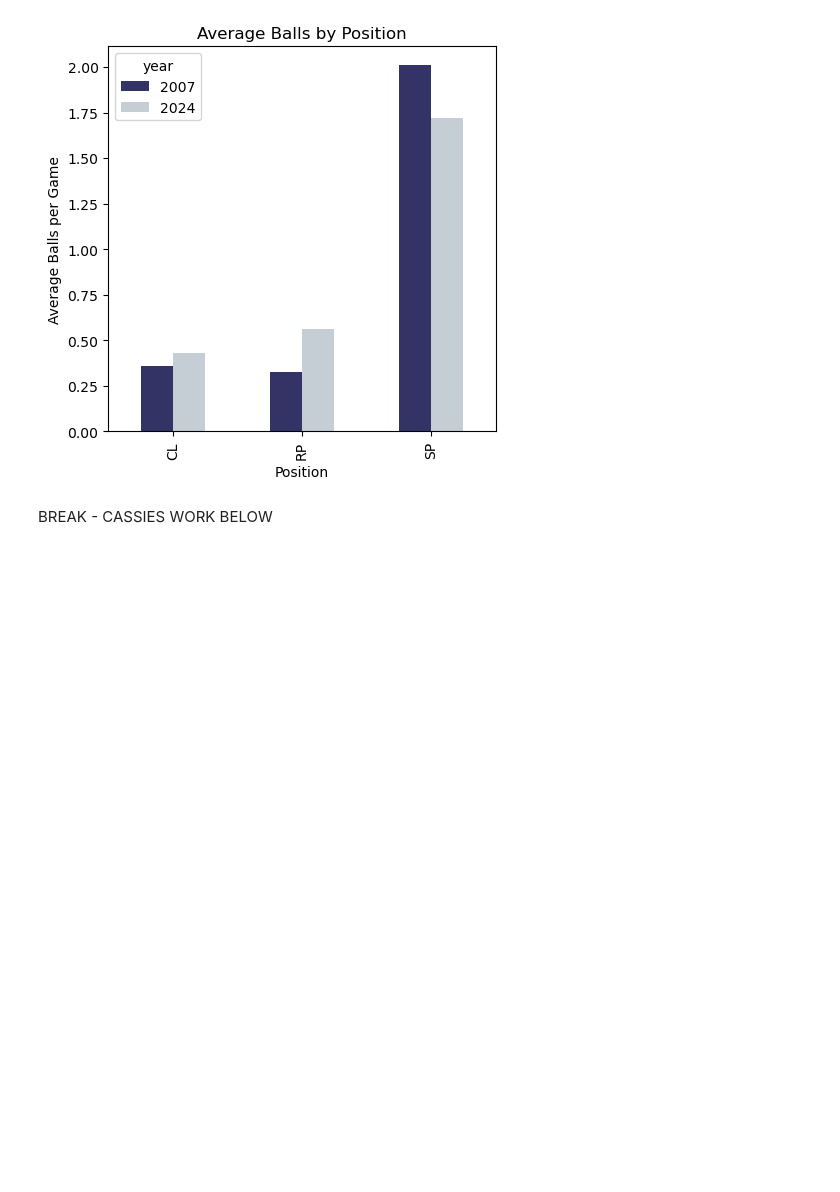
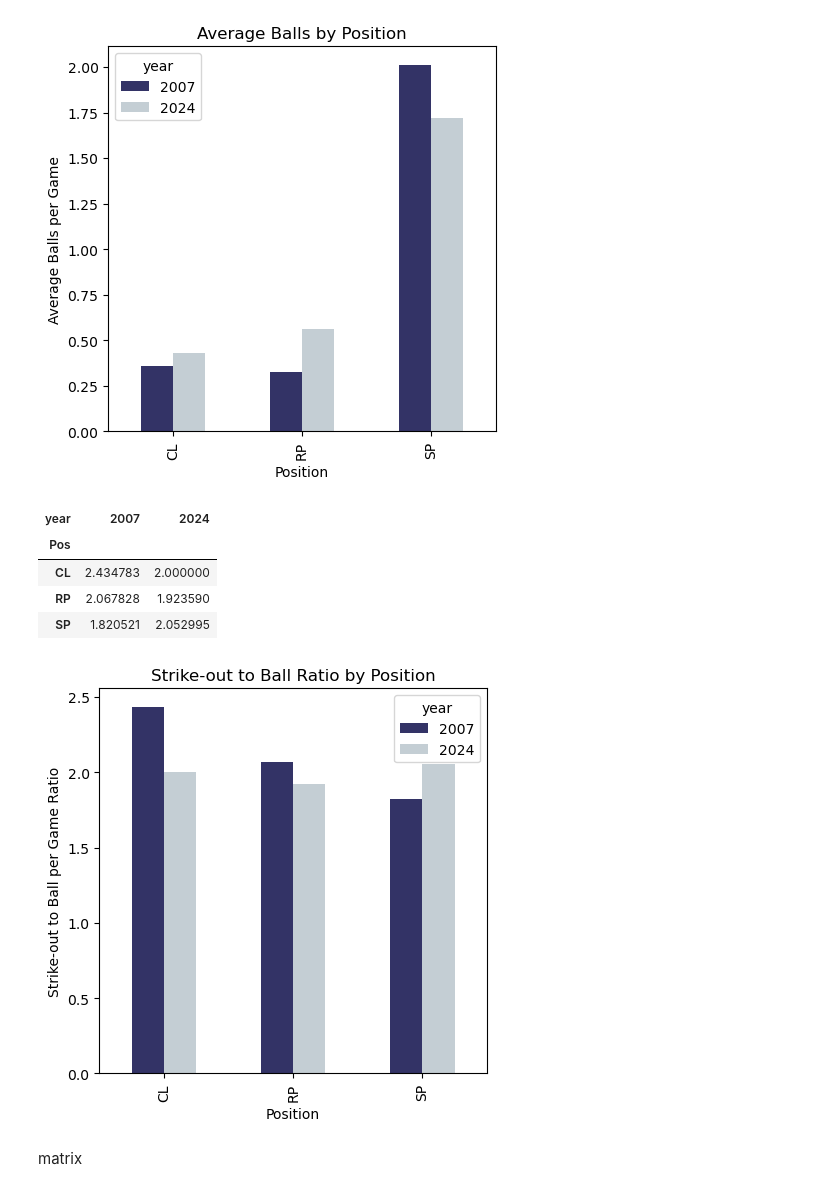
Before and after one commit to cassydm/rockies_moneyball_part-deux, a Jupyter notebook: Test_files/working_file_liz.ipynb, the cells around one changed output. Saved outputs shown, nothing was run; the diff lists cells and outputs as text; code cells hidden in the pictures; blank space fills up the shorter version.

Commit message:
extra chart

```diff
--- a/Test_files/working_file_liz.ipynb
+++ b/Test_files/working_file_liz.ipynb
@@ -491,5 +493,3 @@ pitching_fig4=pitching_combined_BB_piv.plot(kind="bar",
 | RP | 0.324826 | 0.563279 |
 | SP | 2.012098 | 1.720291 |
 [figure]
-# %% [markdown]
-BREAK - CASSIES WORK BELOW
@@ -511,3 +496,24 @@ batting_fig4=grouped_rbi_piv.plot(kind="bar",
+# %%
+pitching_combined_SO_BB_piv=make_pitching_pivot(g_df=pitching_combined_mean,
+                                                  ind="Pos",
+                                                  col="year",
+                                                  val="SO/BB")
+display(pitching_combined_SO_BB_piv.head())
+
+# Creating a bar chart to show so/bb by position between the two years.
+pitching_fig6=pitching_combined_SO_BB_piv.plot(kind="bar",
+                     color=colors,
+                     xlabel="Position",
+                     ylabel="Strike-out to Ball per Game Ratio",
+                     title="Strike-out to Ball Ratio by Position",
+                     figsize = [5,5])
+# %% [output]
+| year | 2007 | 2024 |
+| Pos |  |  |
+| CL | 2.434783 | 2.000000 |
+| RP | 2.067828 | 1.923590 |
+| SP | 1.820521 | 2.052995 |
+[figure, added]
 # %%
 # Saving Figures
 
@@ -538,3 +539,5 @@ for fig in figs:
+# %% [markdown]
+matrix
 # %%
 # Creating a correlation dataframe to run a correlation matrix.
 # Grabbing nescessary columns from the sum groupby df and renaming them for understandability.
```
Also changed, not shown: parts of 7 cells of this notebook, 1 other file.
